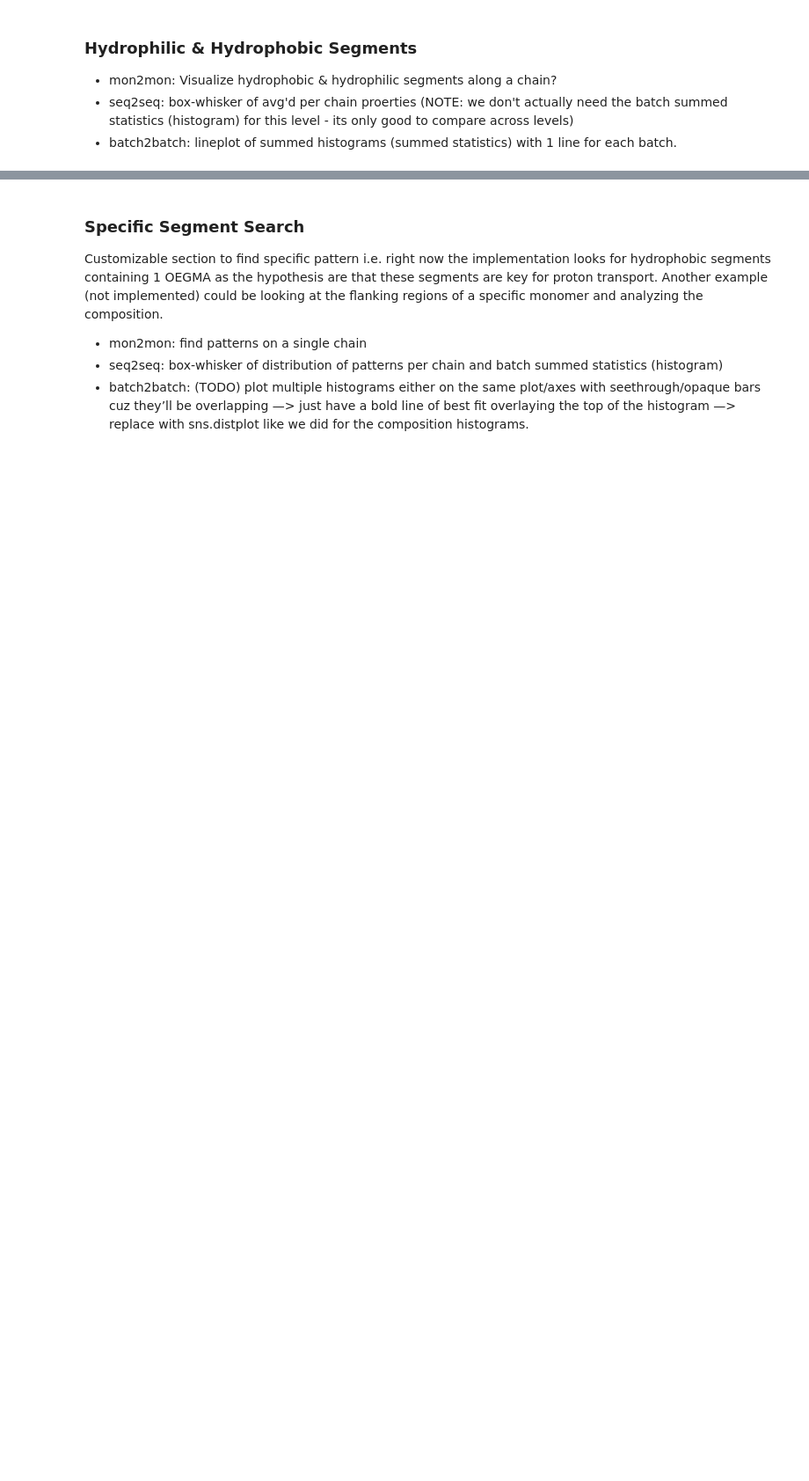
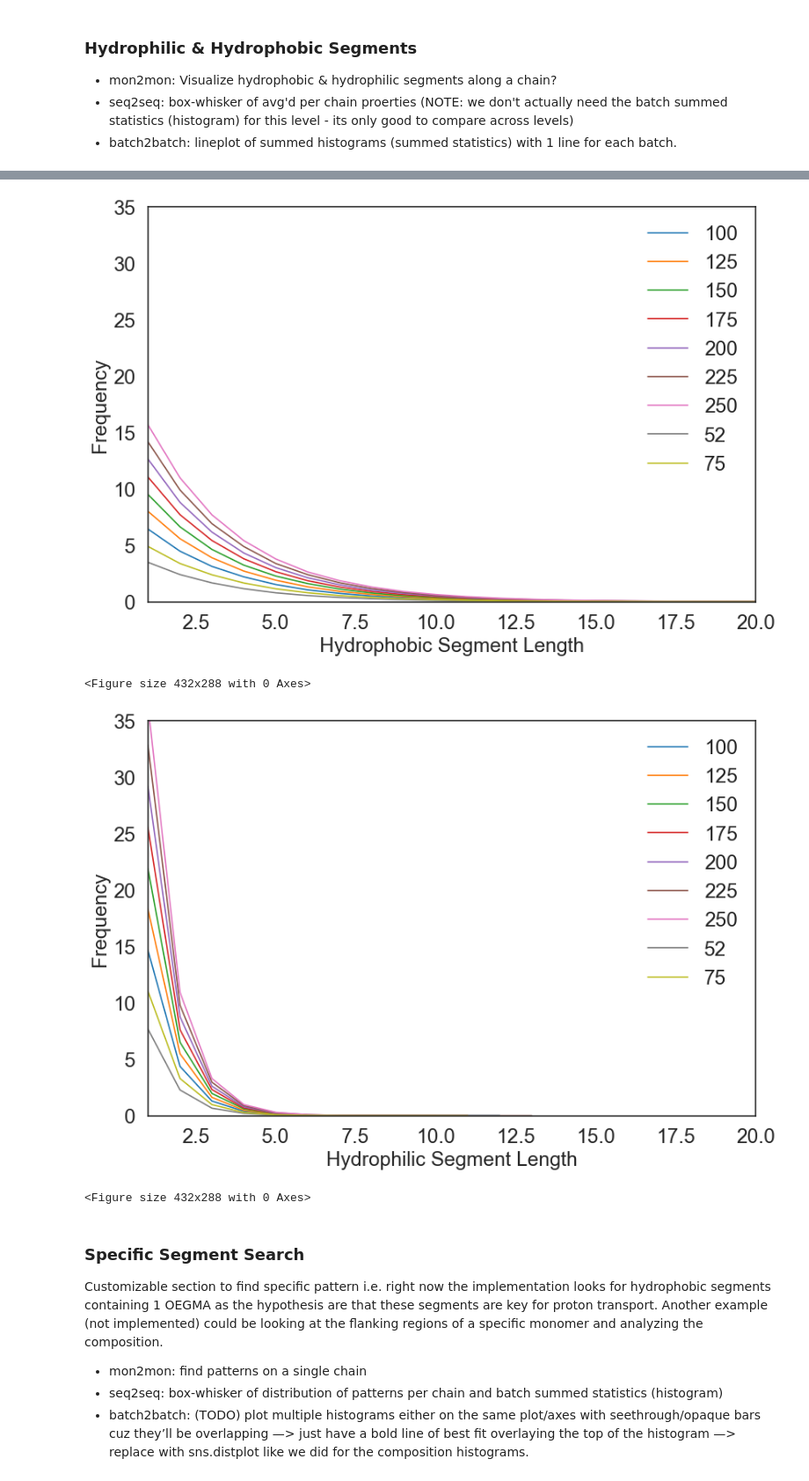
Before and after one commit to ivanjayapurna/RHPapp, a Jupyter notebook: HTP_compdrift.ipynb, the cells around one changed output, grey strips where cells are left out. Shown at 88% size. Saved outputs shown, nothing was run; the diff lists cells and outputs as text; code cells hidden in the pictures; blank space fills up the shorter version.

```diff
--- a/HTP_compdrift.ipynb
+++ b/HTP_compdrift.ipynb
@@ -802,7 +892,7 @@ plt.xlabel("Hydrophobic Segment Length")
 plt.ylabel("Frequency")
 #Comment following 2 lines to remove autolabelling
 for i in range(len(csv_files)):
-    sns.lineplot(x_phob_all[i], graph_phob_all[i]/df_prop['NumSeqs'][i], label="Batch "+str(i+1))
+    sns.lineplot(x_phob_all[i], graph_phob_all[i]/df_prop['NumSeqs'][i], label= str(int(df_prop['Avg DP'][i])))
 ## Uncomment the following lines to manually label
 # sns.lineplot(x_phob_all[0], graph_phob_all[0], label="5 Monomers")
 # sns.lineplot(x_phob_all[1], graph_phob_all[1], label="4 Monomers")
@@ -816,35 +906,42 @@ ax.tick_params('both', length=10, width=1.5, which='major')
 plt.xlim(1,20)
 plt.ylim(0,35)
 plt.legend(frameon=False)
+plt.savefig('Figures_Editable/batchsum_hydrophobic_AvgDP.pdf')
 plt.show()
 plt.cla()
 plt.clf()
 
 # LINE PLOTS ACROSS BATCHES: HYDROPHILIC
 fig = plt.figure(num=None, figsize=(12, 8), dpi=80, facecolor='w', edgecolor='k')
 ax = fig.add_subplot(111)
 sns.set_style(style='white') #style='white' or 'darkgrid'
 plt.xlabel("Hydrophilic Segment Length")
 plt.ylabel("Frequency")
 #Comment following 2 lines to remove autolabelling
 for i in range(len(csv_files)):
-    sns.lineplot(x_phil_all[i], graph_phil_all[i]/df_prop['NumSeqs'][i], label="Batch "+str(i+1))
+    sns.lineplot(x_phil_all[i], graph_phil_all[i]/df_prop['NumSeqs'][i], label= str(int(df_prop['Avg DP'][i])))
 ## Uncomment the following lines to manually label
 # sns.lineplot(x_phil_all[0], graph_phil_all[0], label="5 Monomers")
 # sns.lineplot(x_phil_all[1], graph_phil_all[1], label="4 Monomers")
 # sns.lineplot(x_phil_all[2], graph_phil_all[2], label="2 Monomers")
 # sns.lineplot(x_phil_all[3], graph_phil_all[3], label="3 Monomers")
 ax.spines["top"].set_linewidth(1.5)
 ax.spines["bottom"].set_linewidth(1.5)
 ax.spines["left"].set_linewidth(1.5)
 ax.spines["right"].set_linewidth(1.5)
 ax.tick_params('both', length=10, width=1.5, which='major')
 plt.xlim(1,20)
 plt.ylim(0,35)
 plt.legend(frameon=False)
+plt.savefig('Figures_Editable/batchsum_hydrophilic_AvgDP.pdf')
 plt.show()
 plt.cla()
 plt.clf()
+# %% [output]
+[figure, added]
+<Figure size 432x288 with 0 Axes>
+[figure, added]
+<Figure size 432x288 with 0 Axes>
 # %% [markdown]
 ### Specific Segment Search
 Customizable section to find specific pattern i.e. right now the implementation looks for hydrophobic segments containing 1 OEGMA as the hypothesis are that these segments are key for proton transport. Another example (not implemented) could be looking at the flanking regions of a specific monomer and analyzing the composition.
```
Also changed, not shown: parts of 22 cells of this notebook.
